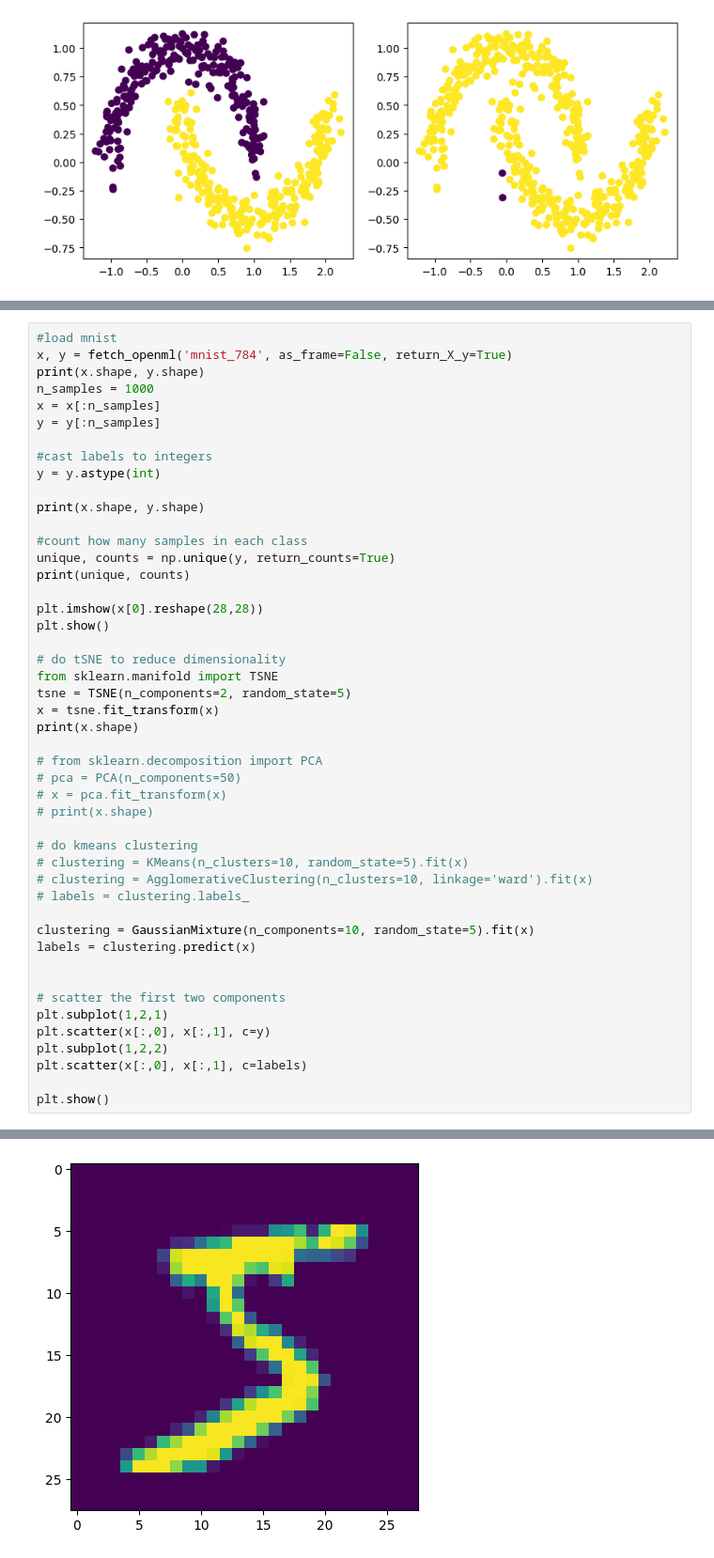
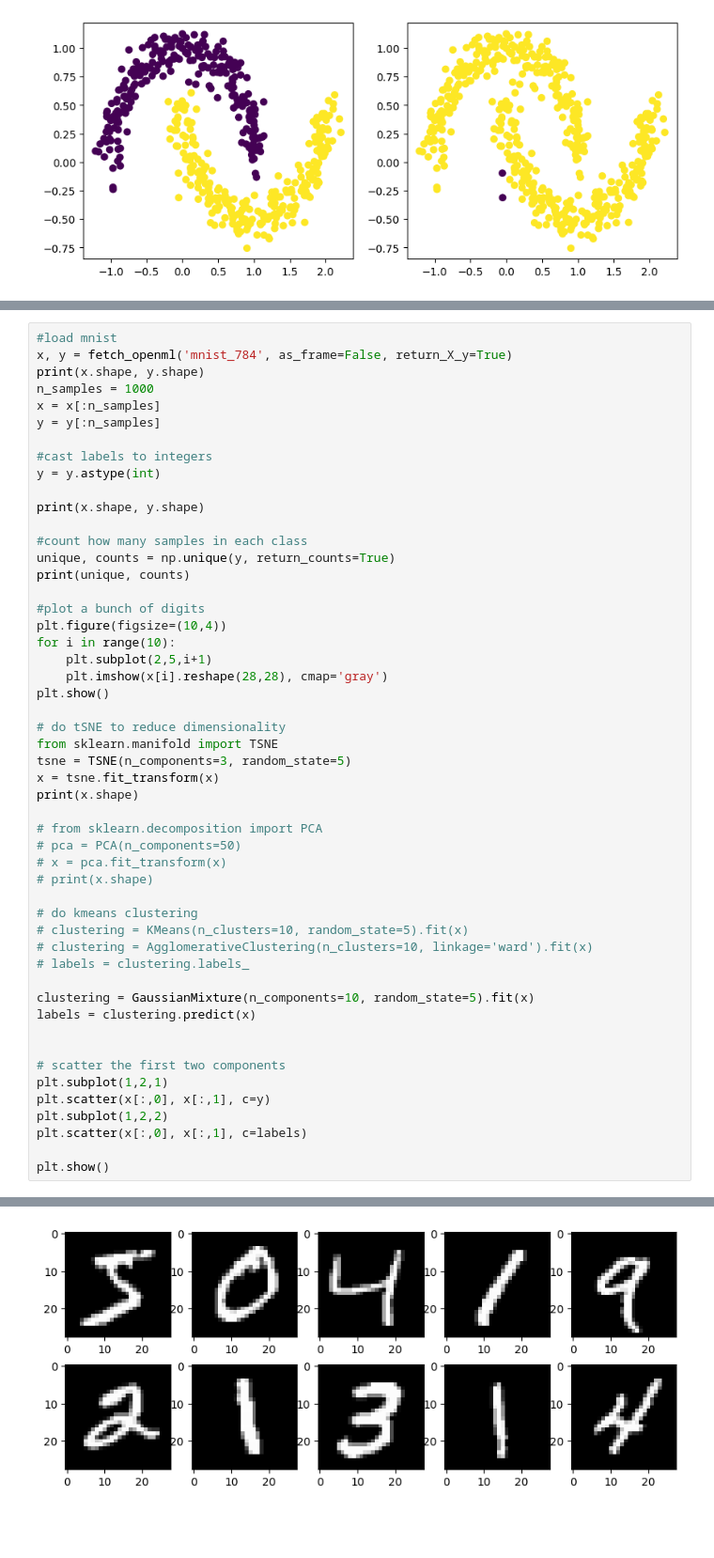
Before and after one commit to unica-ml/ml, a Jupyter notebook: notebooks/lab-clustering.ipynb, the cells around one changed output, grey strips where cells are left out. Shown at 94% size. Drawn from its saved outputs; the diff is of its cells as text; blank space fills up the shorter version.

```diff
--- a/notebooks/lab-clustering.ipynb
+++ b/notebooks/lab-clustering.ipynb
@@ -69,38 +69,42 @@ print(x.shape, y.shape)
 unique, counts = np.unique(y, return_counts=True)
 print(unique, counts)
 
-plt.imshow(x[0].reshape(28,28))
+#plot a bunch of digits
+plt.figure(figsize=(10,4))
+for i in range(10):
+    plt.subplot(2,5,i+1)
+    plt.imshow(x[i].reshape(28,28), cmap='gray')
 plt.show()
 
 # do tSNE to reduce dimensionality
 from sklearn.manifold import TSNE
-tsne = TSNE(n_components=2, random_state=5)
+tsne = TSNE(n_components=3, random_state=5)
 x = tsne.fit_transform(x)
 print(x.shape)
 
 # from sklearn.decomposition import PCA
 # pca = PCA(n_components=50)
 # x = pca.fit_transform(x)
 # print(x.shape)
 
 # do kmeans clustering
 # clustering = KMeans(n_clusters=10, random_state=5).fit(x)
 # clustering = AgglomerativeClustering(n_clusters=10, linkage='ward').fit(x)
 # labels = clustering.labels_
 
 clustering = GaussianMixture(n_components=10, random_state=5).fit(x)
 labels = clustering.predict(x)
 
 
 # scatter the first two components
 plt.subplot(1,2,1)
 plt.scatter(x[:,0], x[:,1], c=y)
 plt.subplot(1,2,2)
 plt.scatter(x[:,0], x[:,1], c=labels)
 
 plt.show()
 # %% [output]
 (70000, 784) (70000,)
 (1000, 784) (1000,)
 [0 1 2 3 4 5 6 7 8 9] [ 97 116  99  93 105  92  94 117  87 100]
-[figure, old version]
+[figure, new version]
```
Also changed, not shown: parts of 4 cells of this notebook.
